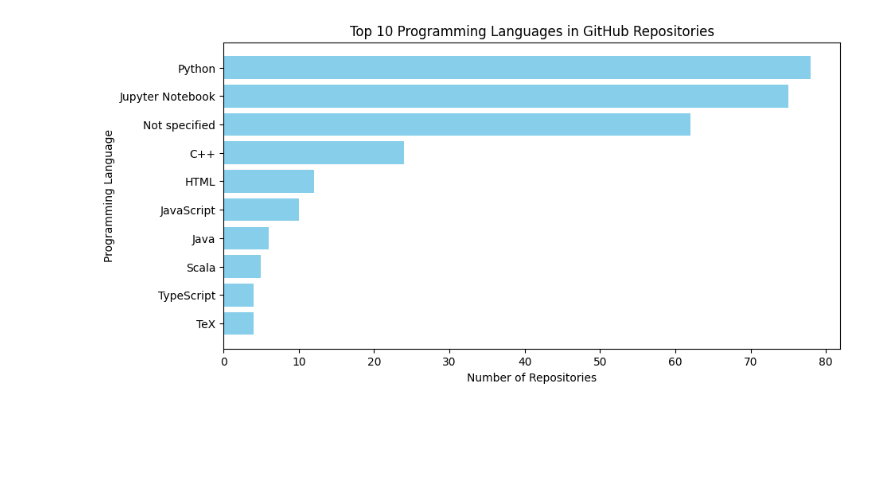
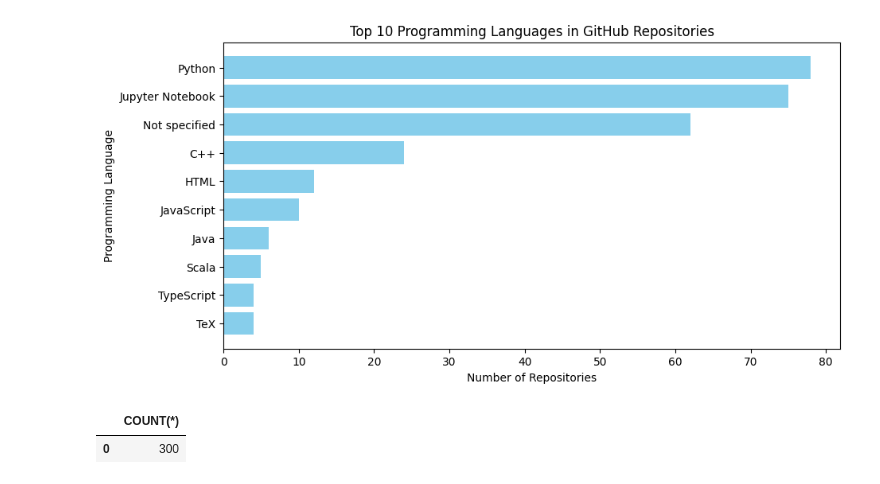
Before and after one commit to sydneyci11/github-trend-analysis, a Jupyter notebook: github_trend_analysis.ipynb, the cells around one changed output. Drawn from its saved outputs; the diff is of its cells as text; code cells hidden in the pictures; blank space fills up the shorter version.

```diff
--- a/github_trend_analysis.ipynb
+++ b/github_trend_analysis.ipynb
@@ -386,3 +428,13 @@ plt.gca().invert_yaxis()  # Invert y-axis to show top language first
 plt.show()
 # %% [output]
 [figure]
+# %%
+# Connect to the database
+conn = sqlite3.connect("/Users/sydneyci11/Documents/github-trend-analysis/github_trends.db")
+view_data = pd.read_sql("SELECT COUNT(*) FROM github_trends", conn)
+conn.close()
+
+view_data
+# %% [output]
+|  | COUNT(*) |
+| 0 | 300 |
```
Also changed, not shown: parts of 6 cells of this notebook.
